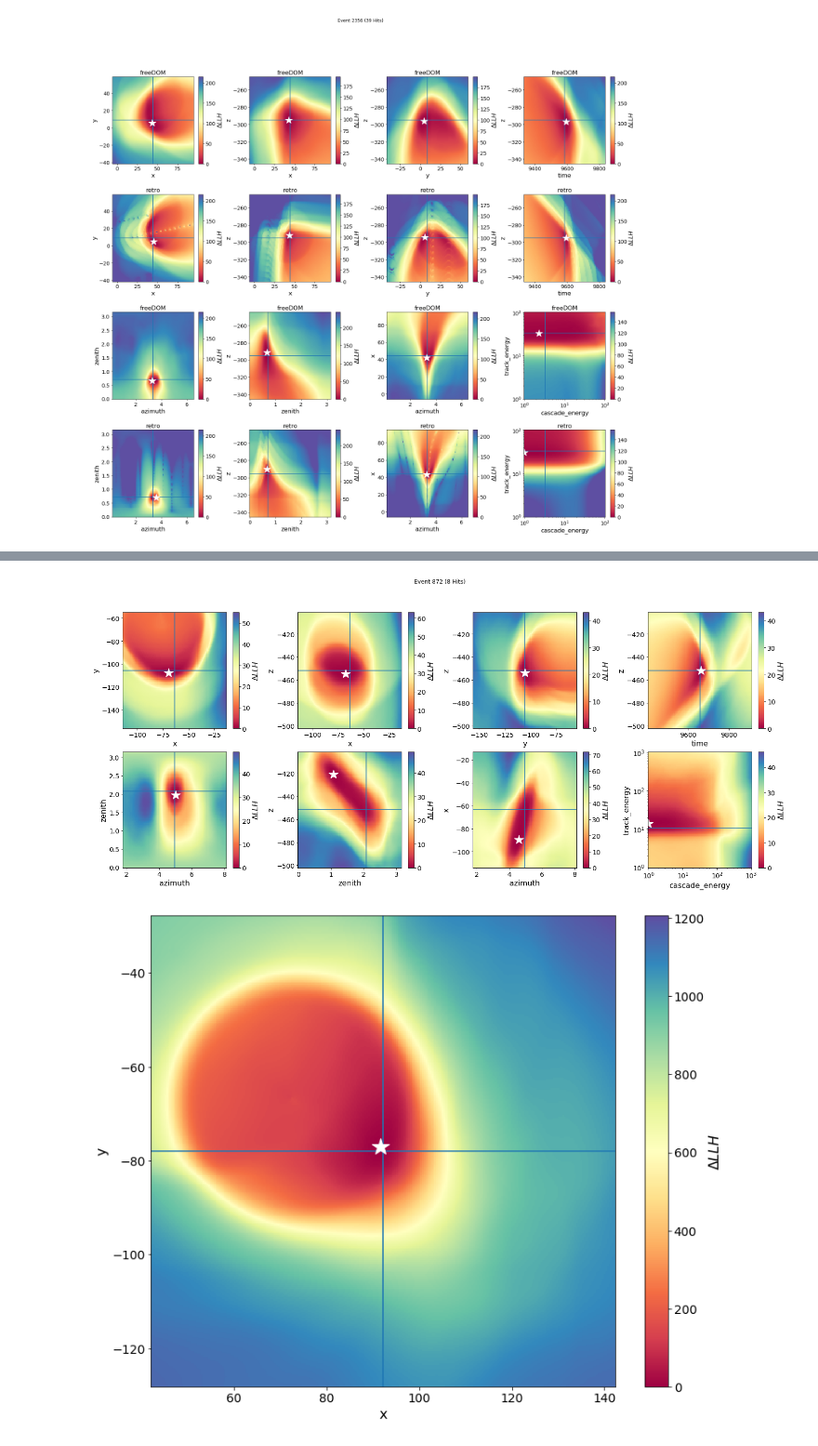
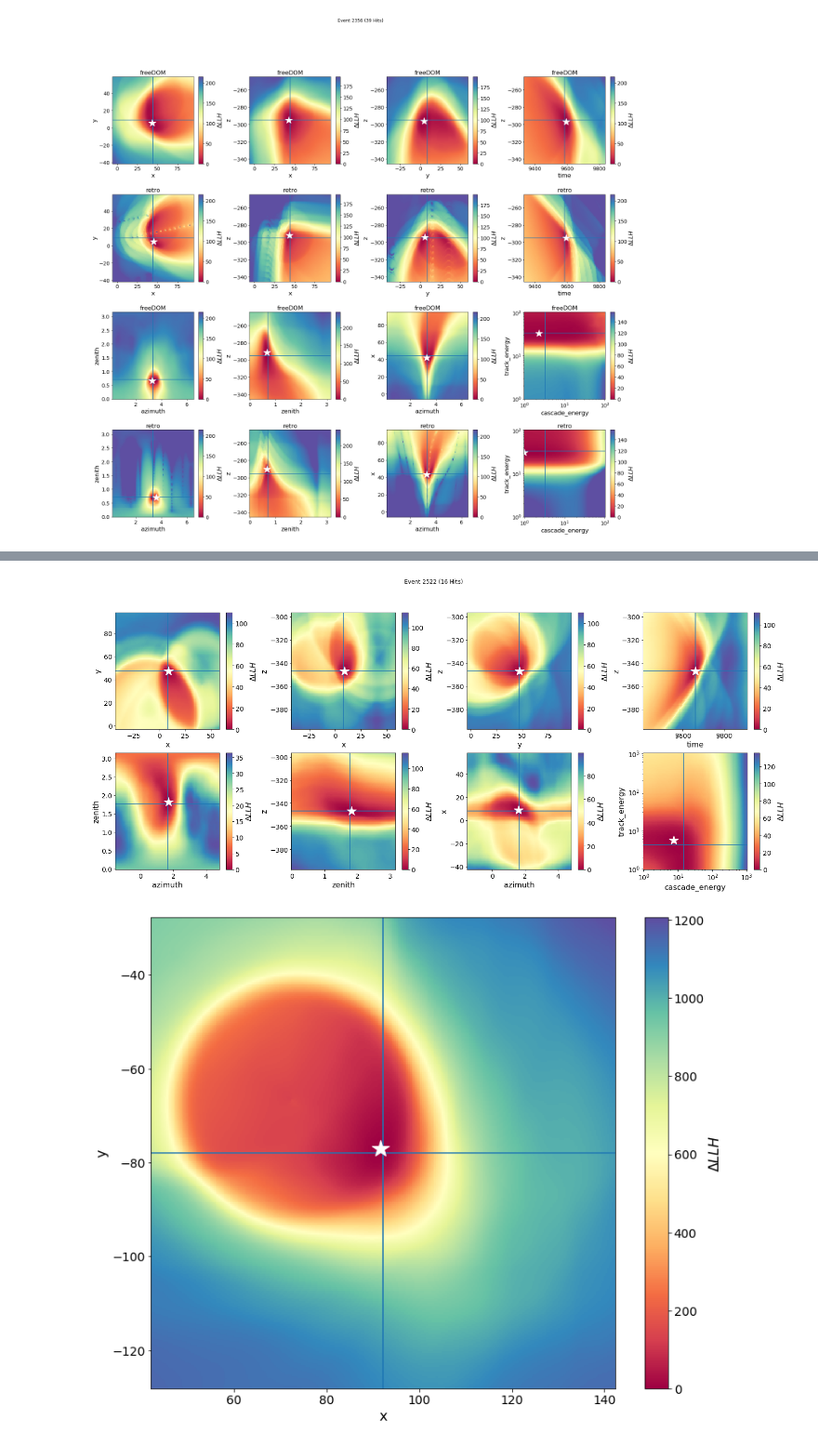
Before and after one commit to philippeller/freeDOM, a Jupyter notebook: notebooks/peller/inspect.ipynb, the cells around one changed output, grey strips where cells are left out. Shown at 93% size. Cells and saved outputs as stored; diff of their text form; code cells hidden in the pictures.

```diff
--- a/notebooks/peller/inspect.ipynb
+++ b/notebooks/peller/inspect.ipynb
@@ -44,8 +39,8 @@ Using an independent MC file
 # %%
 events, labels = load_events(dir='/home/iwsatlas1/peller/work/oscNext/level7_v01.04/140000_i3cols_test')
 # %%
-freedom_llh = LLH(hitnet_file='../../resources/models/HitNet_logE18_May_2020-21h02/epoch_88_model.hdf5',
-          chargenet_file='../../freedom/resources/models/ChargeNet_logE_18_May_2020-21h03/epoch_400_model.hdf5',
+freedom_llh = LLH(hitnet_file='../../resources/models/HitNet_shuffle_batches25_May_2020-18h15/epoch_134_model.hdf5',
+          chargenet_file='../../freedom/resources/models/ChargeNet_nChannels_22_May_2020-11h05/epoch_400_model.hdf5',
           epsilon=1e-7,
          )
 # %%
@@ -234,7 +229,8 @@ Wall time: 23min 31s
 %%time
 #event_idx = 666 # 666 #4242
 event_idx = np.random.randint(0, len(events)-1) #12321 #1657
-#event_idx = 2522
+event_idx = 2522
+#event_idx = 394
 #event_idx = 969
 #event_idx = 2840
 #event_idx = 1127
@@ -248,6 +244,7 @@ event_idx = np.random.randint(0, len(events)-1) #12321 #1657
 #event_idx = 319 # sharp
 #event_idx = 2356 # pretty
 #event_idx = 658 # pretty & sharp
+#event_idx = 1615 # donut
 
 event = events[event_idx]
 
@@ -278,4 +275,4 @@ Wall time: 3.21 s
-[figure, old version]
+[figure, new version]
 # %%
 event = events[2770]
 p, t = get_llh_2d(event, 'x', 'y', n_steps=301, width='tight', do_retro=False)
```
Also changed, not shown: parts of 2 cells of this notebook, 4 other files.
